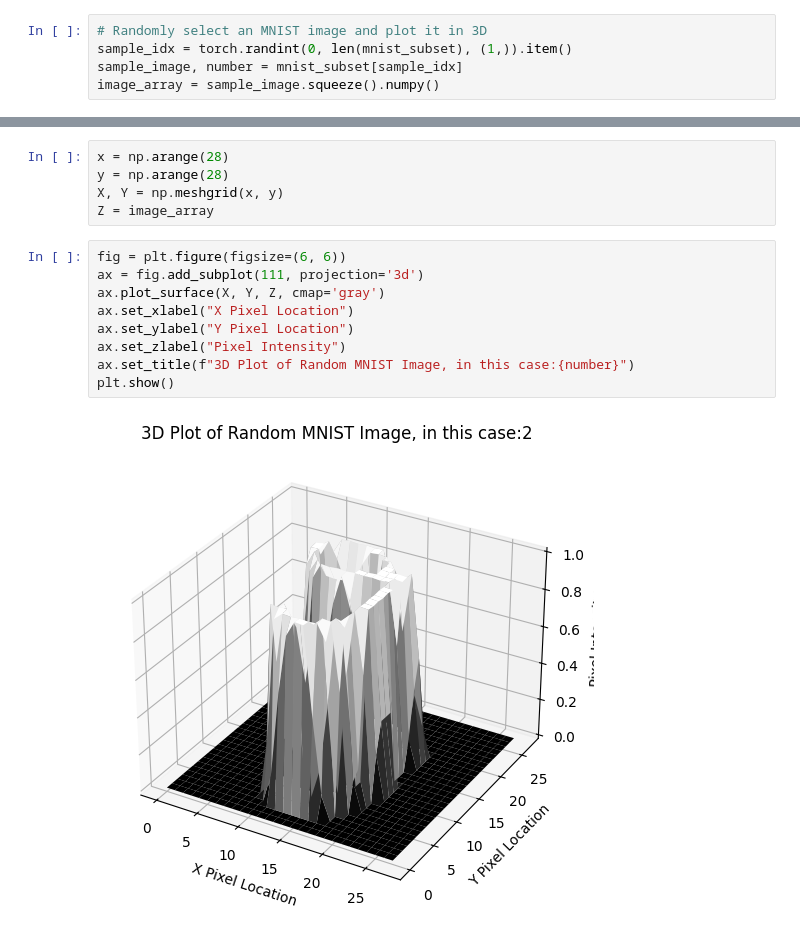
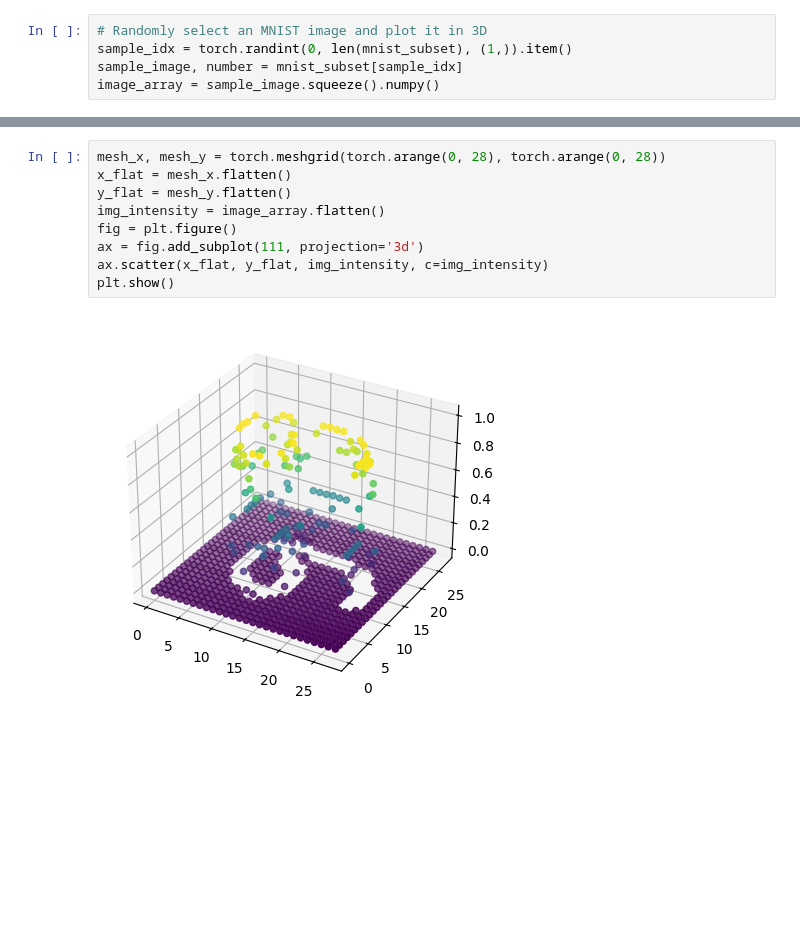
Before and after one commit to nitesh-subedi/ME_592_Assignment1, a Jupyter notebook: problem_1.ipynb, the cells around one changed output, grey strips where cells are left out. Cells and saved outputs as stored; diff of their text form; blank space fills up the shorter version.

```diff
--- a/problem_1.ipynb
+++ b/problem_1.ipynb
@@ -103,16 +98,11 @@ plt.imshow(image_array)
-# %%
-x = np.arange(28)
-y = np.arange(28)
-X, Y = np.meshgrid(x, y)
-Z = image_array
-# %%
-fig = plt.figure(figsize=(6, 6))
-ax = fig.add_subplot(111, projection='3d')
-ax.plot_surface(X, Y, Z, cmap='gray')
-ax.set_xlabel("X Pixel Location")
-ax.set_ylabel("Y Pixel Location")
-ax.set_zlabel("Pixel Intensity")
-ax.set_title(f"3D Plot of Random MNIST Image, in this case:{number}")
-plt.show()
-# %% [output]
-[figure, removed]
+# %%
+mesh_x, mesh_y = torch.meshgrid(torch.arange(0, 28), torch.arange(0, 28))
+x_flat = mesh_x.flatten()
+y_flat = mesh_y.flatten()
+img_intensity = image_array.flatten()
+fig = plt.figure()
+ax = fig.add_subplot(111, projection='3d')
+ax.scatter(x_flat, y_flat, img_intensity, c=img_intensity)
+plt.show()
+# %% [output]
+[figure, added]
```
Also changed, not shown: parts of 4 cells of this notebook, 2 other files.
